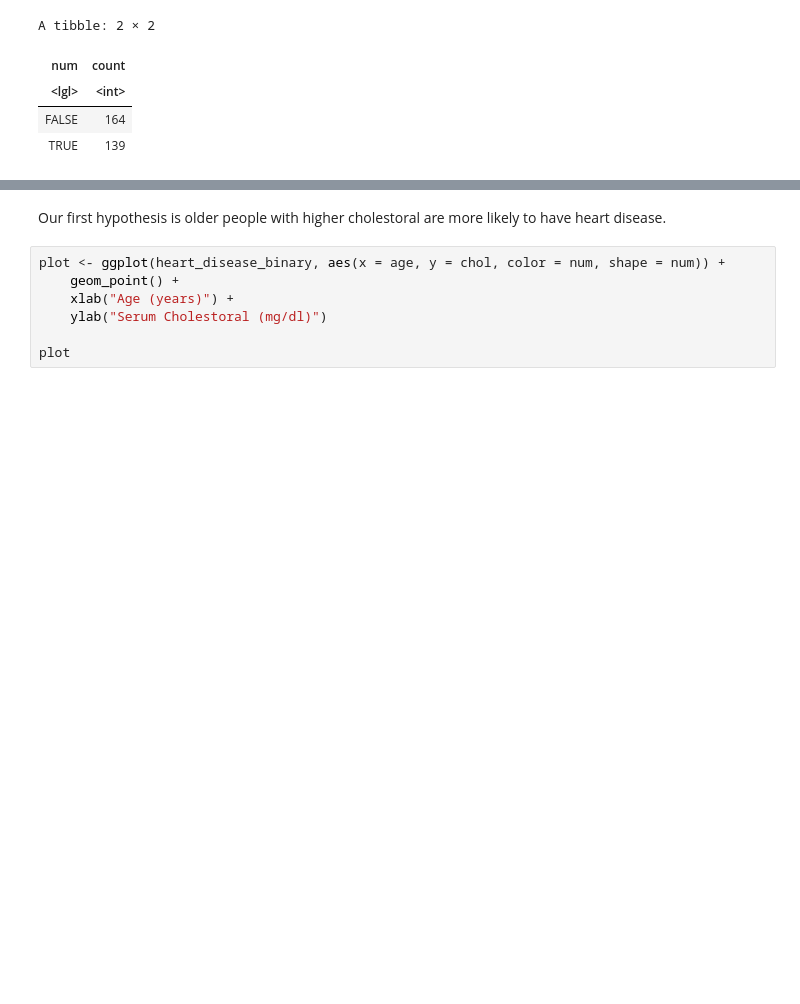
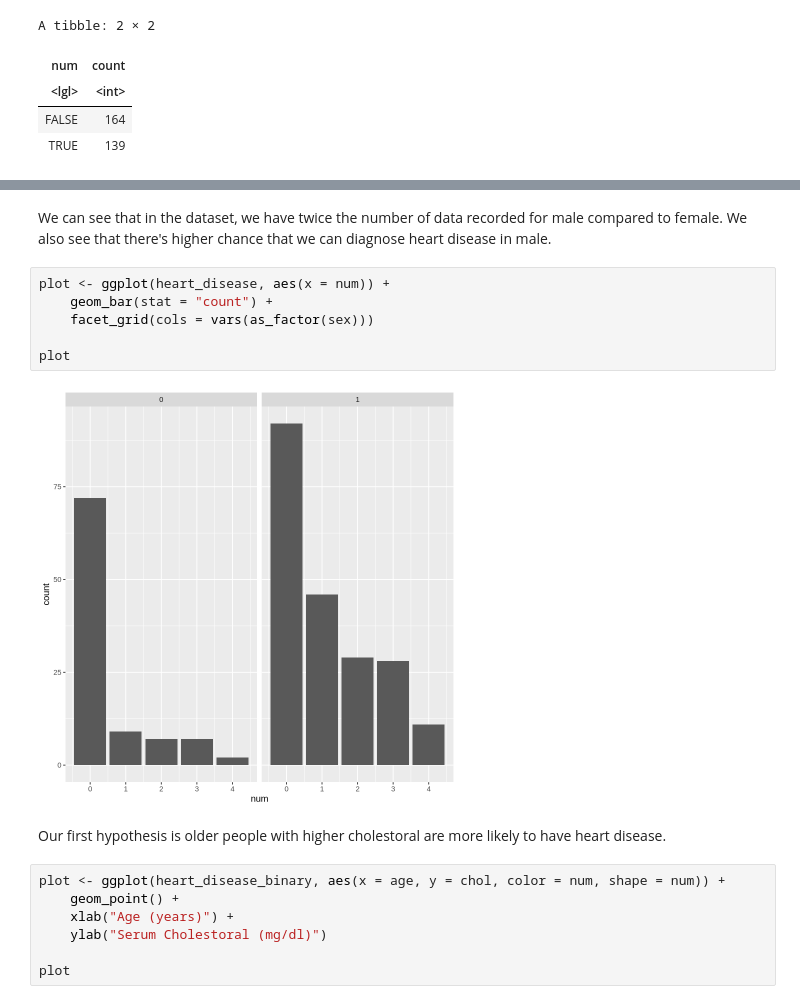
Before and after one commit to wtarit/dsci-100-project, a Jupyter notebook: group_proposal.ipynb, the cells around one changed output, grey strips where cells are left out. Saved outputs shown, nothing was run; the diff lists cells and outputs as text; blank space fills up the shorter version.

```diff
--- a/group_proposal.ipynb
+++ b/group_proposal.ipynb
@@ -88,3 +121,13 @@ A tibble: 2 × 2
+# %% [markdown]
+We can see that in the dataset, we have twice the number of data recorded for male compared to female. We also see that there's higher chance that we can diagnose heart disease in male.
+# %%
+plot <- ggplot(heart_disease, aes(x = num)) +
+    geom_bar(stat = "count") +
+    facet_grid(cols = vars(as_factor(sex)))
+
+plot
+# %% [output]
+[figure, added]
 # %% [markdown]
 Our first hypothesis is older people with higher cholestoral are more likely to have heart disease.
 # %%
```
Also changed, not shown: parts of 3 cells of this notebook.
